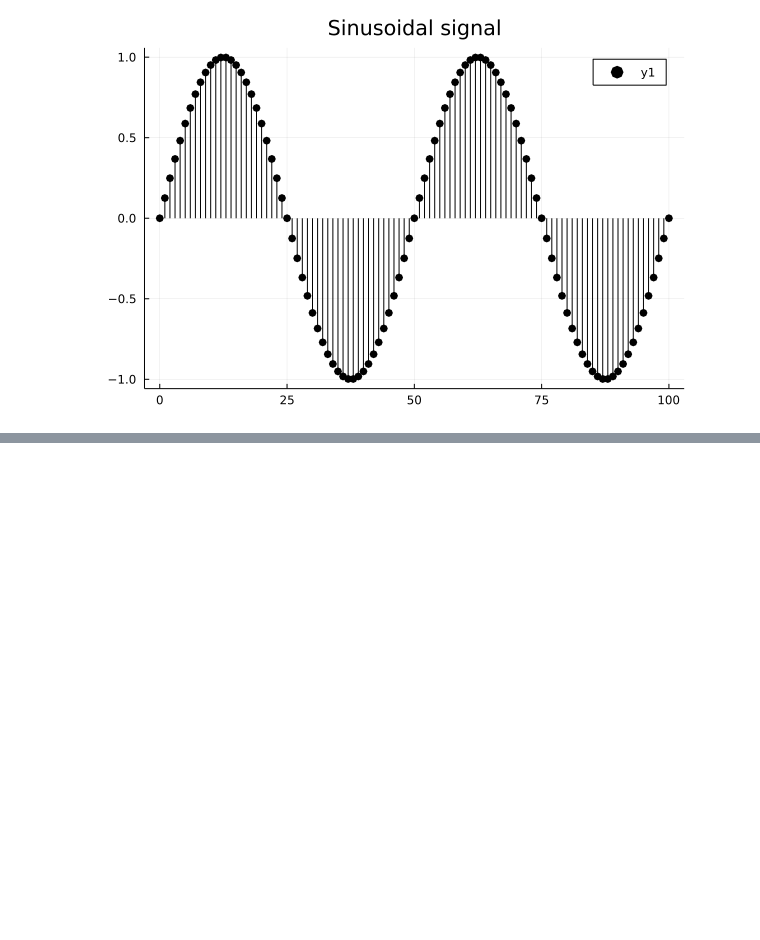
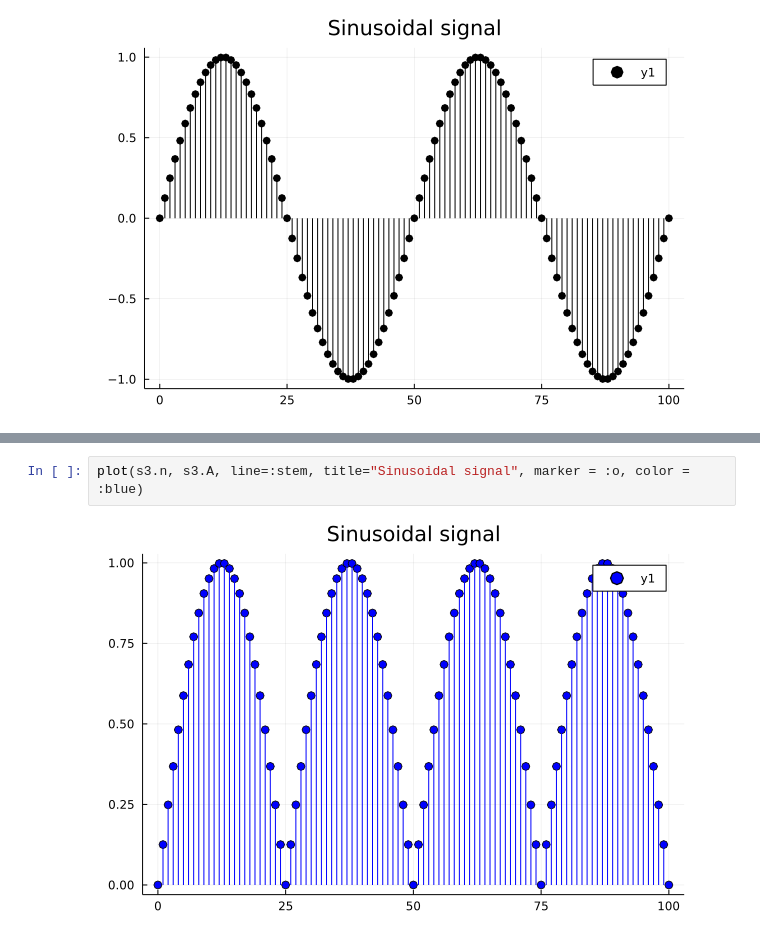
Before and after one commit to gjunqueira-sys/MySignalProcessing.jl, a Jupyter notebook: src/2022-1-8-SignalProcessingPart5.ipynb, the cells around one changed output, grey strips where cells are left out. Saved outputs shown, nothing was run; the diff lists cells and outputs as text; blank space fills up the shorter version.

```diff
--- a/src/2022-1-8-SignalProcessingPart5.ipynb
+++ b/src/2022-1-8-SignalProcessingPart5.ipynb
@@ -40,0 +73,4 @@ plot(s.n, s.A, line=:stem, title="Sinusoidal signal", marker = :o, color = :blac
+# %%
+plot(s3.n, s3.A, line=:stem, title="Sinusoidal signal", marker = :o, color = :blue)
+# %% [output]
+[figure, added]
```
Also changed, not shown: parts of 9 cells of this notebook.
